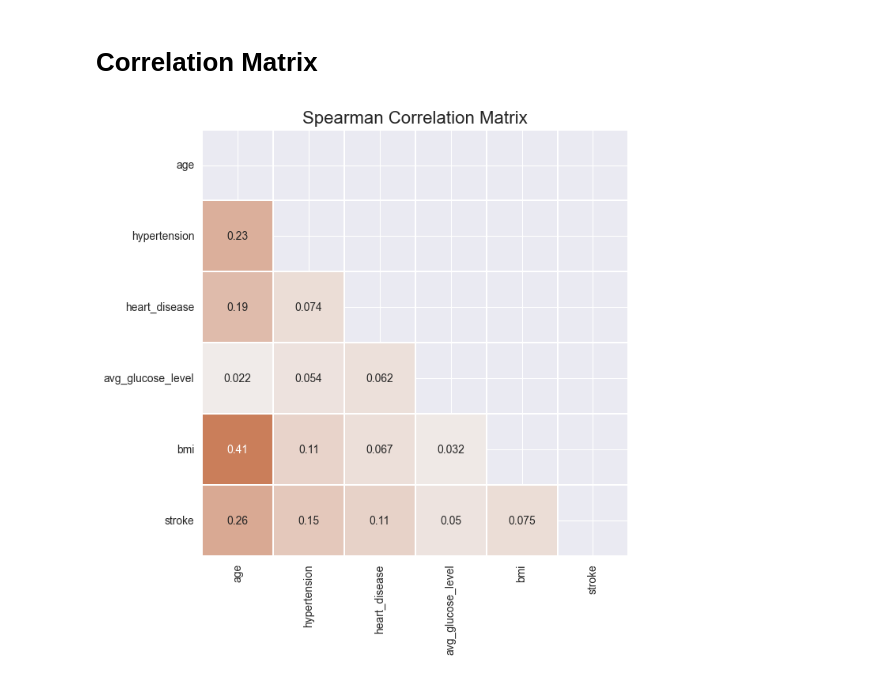
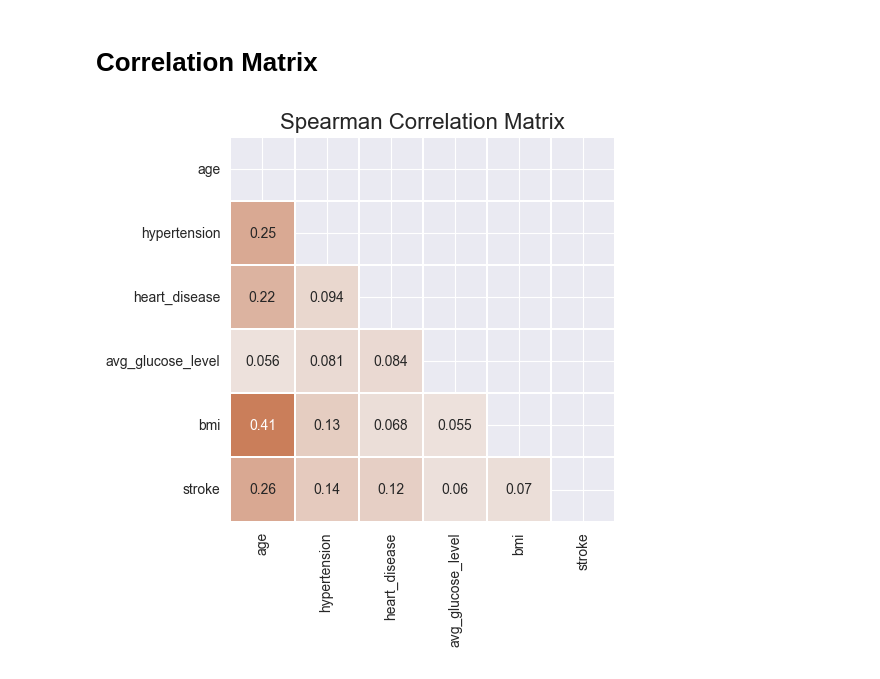
Before and after one commit to cancanasoyak/AIN2002, a Jupyter notebook: EDA.ipynb, the cells around one changed output. Drawn from its saved outputs; the diff is of its cells as text; code cells hidden in the pictures.

```diff
--- a/EDA.ipynb
+++ b/EDA.ipynb
@@ -88,7 +88,7 @@ for i in col:
 
     # stroke likelihood
     sns.pointplot(data=df_train, x=i, y='stroke', color=colors[2], ax=ax[1])
-    ax[1].tick_params(axis='x', labelsize=8, rotation=90)
+    ax[1].tick_params(axis='x', labelsize=12, rotation=90)
     ax[1].set_xlabel('')
     ax[1].set_ylabel('Stroke Likelihood', fontsize = 12)
 # %% [output]
@@ -114,7 +114,7 @@ for i in col:
     sns.kdeplot(df_train[i], fill=True, color=colors[2], ax=ax[0], label='Train', alpha=0.1, linewidth=3)
     sns.kdeplot(df_test[i], fill=True, color=colors[1], ax=ax[0], label='Test', alpha=0.1, linewidth=3)
     sns.kdeplot(df_original[i], fill=True, color=colors[0], ax=ax[0], label='Original', alpha=0.1, linewidth=3)
-    ax[0].set_xlabel('age')
+    ax[0].set_xlabel(i)
     ax[0].set_ylabel('Density')
     handles, labels = ax[0].get_legend_handles_labels()
     ax[0].legend(handles, labels)
@@ -132,23 +132,23 @@ for i in col:
 # Correlation Matrix
 # %%
 sns.set_style('darkgrid')
-fig, ax[0] = plt.subplots(1, 1, figsize=(7,7))
+fig, ax[0] = plt.subplots(1, 1, figsize=(5,5))
 
 # Spearman Correlation Matrix
-correlation_matrix = df_train.drop(['id'],axis=1).corr(method='spearman')
+correlation_matrix = df_combined.drop(['id'],axis=1).corr(method='spearman')
 sns.heatmap(
     correlation_matrix,
     mask=np.triu(np.ones_like(correlation_matrix, dtype=bool)),
     cmap=sns.diverging_palette(10, 30, s=60, l=60, as_cmap=True),
     center=0,
     square=True,
     linewidths=.1,
     cbar=False,
     ax=ax[0],
     annot=True,
 )
 ax[0].set_title('Spearman Correlation Matrix', fontsize=16)
 
 plt.show()
 # %% [output]
-[figure, old version]
+[figure, new version]
```
Also changed, not shown: parts of 3 cells of this notebook, 1 other file.
